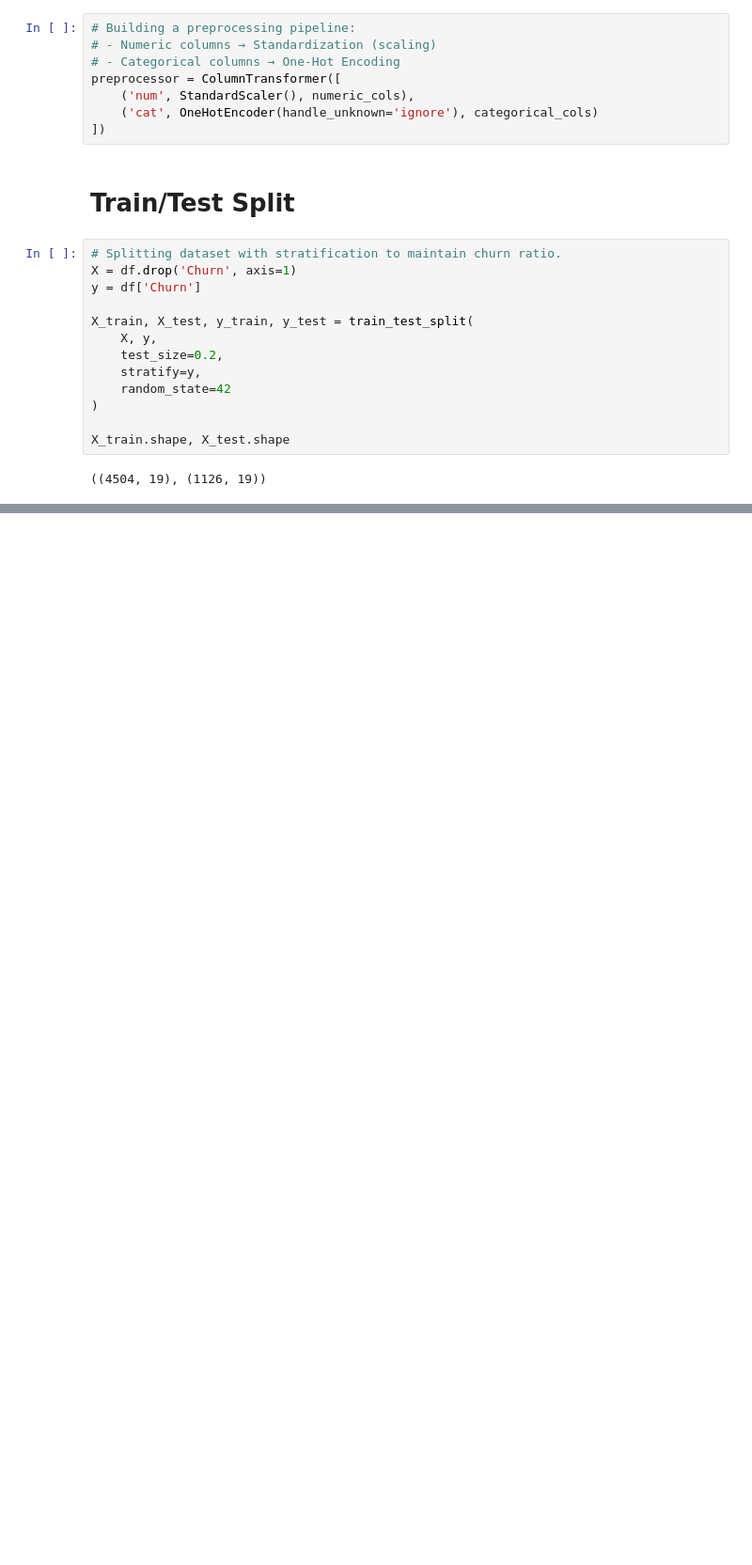
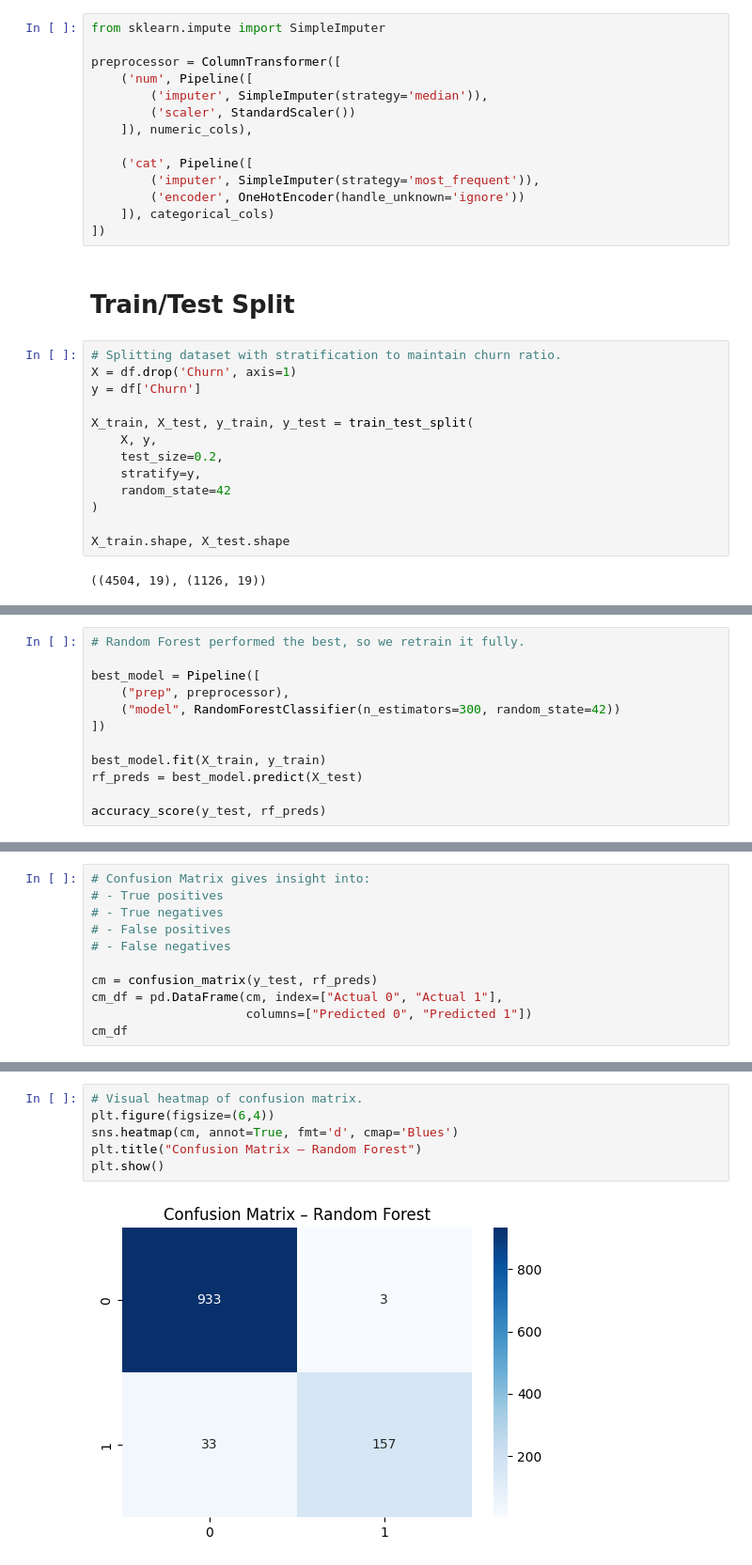
Before and after one commit to WebMLAIdev/Assignment4-CSCN8030-LobLaws, a Jupyter notebook: notebook.ipynb, the cells around one changed output, grey strips where cells are left out. Shown: that part at 94% size. Cells and saved outputs as stored; diff of their text form; blank space fills up the shorter version.

Commit message:
added visualization

```diff
--- a/notebook.ipynb
+++ b/notebook.ipynb
@@ -112,12 +121,18 @@ The categorical columns are:
 # %% [markdown]
 # Data Preprocessing
 # %%
-# Building a preprocessing pipeline:
-# - Numeric columns → Standardization (scaling)
-# - Categorical columns → One-Hot Encoding
+from sklearn.impute import SimpleImputer
+
 preprocessor = ColumnTransformer([
-    ('num', StandardScaler(), numeric_cols),
-    ('cat', OneHotEncoder(handle_unknown='ignore'), categorical_cols)
+    ('num', Pipeline([
+        ('imputer', SimpleImputer(strategy='median')),
+        ('scaler', StandardScaler())
+    ]), numeric_cols),
+
+    ('cat', Pipeline([
+        ('imputer', SimpleImputer(strategy='most_frequent')),
+        ('encoder', OneHotEncoder(handle_unknown='ignore'))
+    ]), categorical_cols)
 ])
 # %% [markdown]
 # Train/Test Split
@@ -138,0 +203,12 @@ X_train.shape, X_test.shape
+# %%
+# Random Forest performed the best, so we retrain it fully.
+
+best_model = Pipeline([
+    ("prep", preprocessor),
+    ("model", RandomForestClassifier(n_estimators=300, random_state=42))
+])
+
+best_model.fit(X_train, y_train)
+rf_preds = best_model.predict(X_test)
+
+accuracy_score(y_test, rf_preds)
@@ -138,0 +219,11 @@ X_train.shape, X_test.shape
+# %%
+# Confusion Matrix gives insight into:
+# - True positives
+# - True negatives
+# - False positives
+# - False negatives
+
+cm = confusion_matrix(y_test, rf_preds)
+cm_df = pd.DataFrame(cm, index=["Actual 0", "Actual 1"],
+                     columns=["Predicted 0", "Predicted 1"])
+cm_df
@@ -138,0 +234,8 @@ X_train.shape, X_test.shape
+# %%
+# Visual heatmap of confusion matrix.
+plt.figure(figsize=(6,4))
+sns.heatmap(cm, annot=True, fmt='d', cmap='Blues')
+plt.title("Confusion Matrix – Random Forest")
+plt.show()
+# %% [output]
+[figure, added]
```
Also changed, not shown: parts of 22 cells of this notebook.
